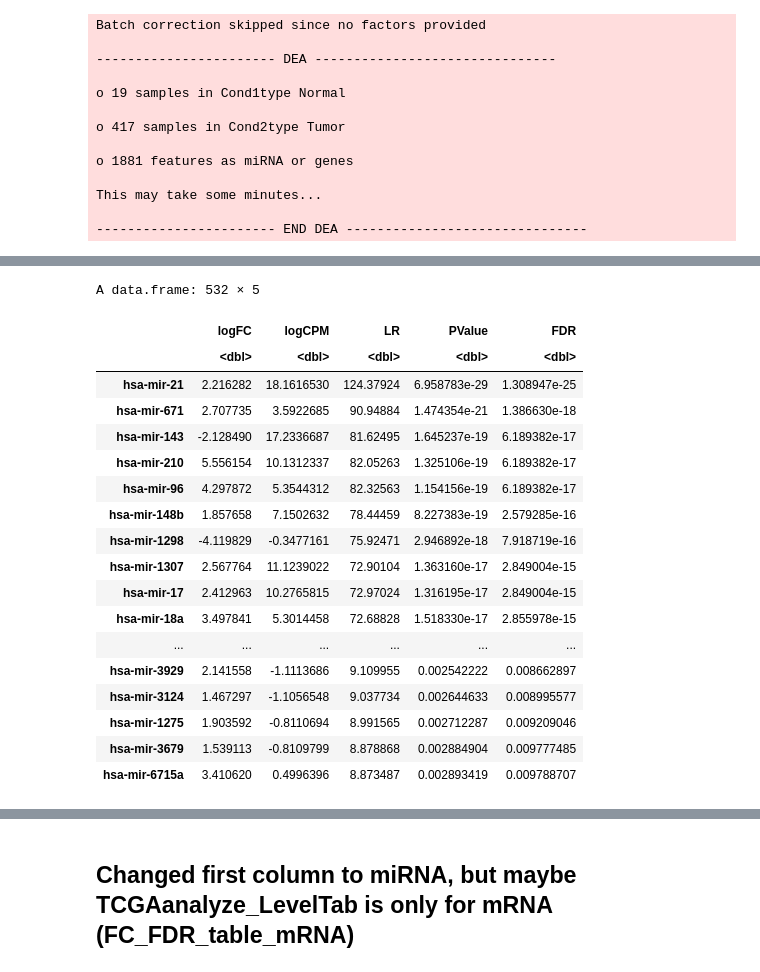
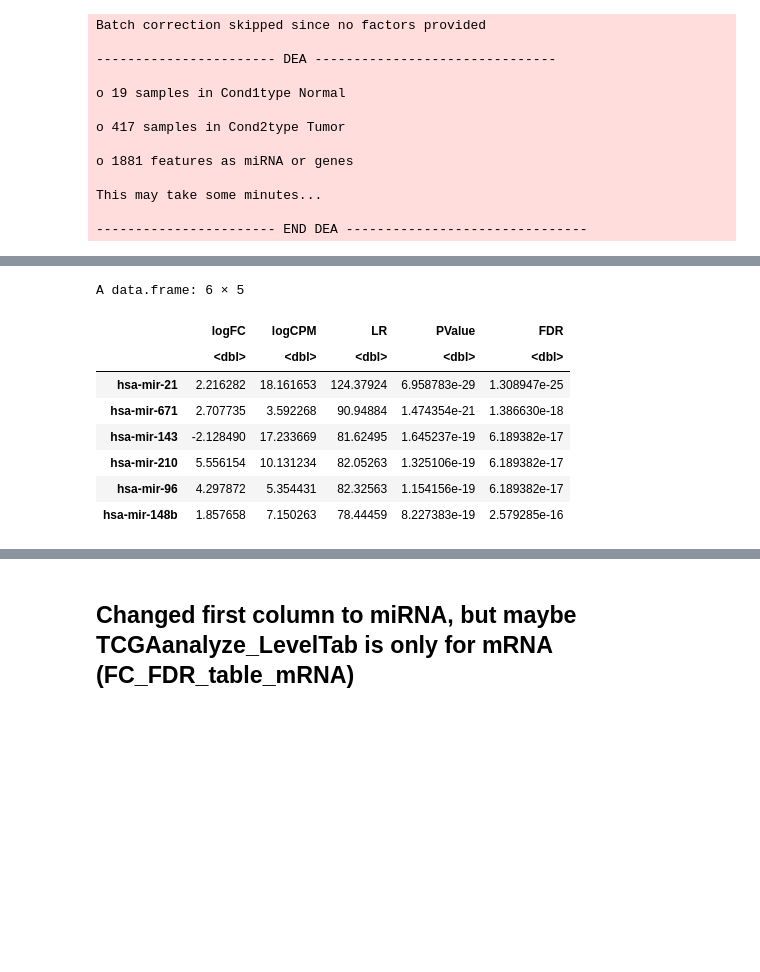
Before and after one commit to TheodosisL/Bioinformatics, a Jupyter notebook: tcga.ipynb, the cells around one changed output, grey strips where cells are left out. Saved outputs shown, nothing was run; the diff lists cells and outputs as text; code cells hidden in the pictures; blank space fills up the shorter version.

```diff
--- a/tcga.ipynb
+++ b/tcga.ipynb
@@ -748,8 +725,8 @@ Downloading as: Sun_Mar__3_16_53_17_2024.tar.gz
 # saveRDS(dataSmNT.miR, "dataSmNT_miRrds")
 # %%
 dataAssy.miR <- readRDS("downloaded_dataAssy_miR.rds")
-# dataSmTP.miR <- readRDS("dataSmTP._miR.rds")
-# dataSmNT.miR <- readRDS("dataSmNT_miRrds")
+dataSmTP.miR <- readRDS("dataSmTP._miR.rds")
+dataSmNT.miR <- readRDS("dataSmNT_miRrds")
 # %%
 head(dataAssy.miR, 2)
 # %% [output]
@@ -976,7 +953,7 @@ A matrix: 1 × 2 of type int
 # dataFilt.miR <- TCGAanalyze_Filtering(tabDF = dataAssy.miR,method = "quantile",qnt.cut =  0.25)
 
 dataDEGs.miR <- TCGAanalyze_DEA(mat1 = data_matrix_miR[,dataSmNT.miR],mat2 = data_matrix_miR[,dataSmTP.miR],Cond1type = "Normal",
-    Cond2type = "Tumor",fdr.cut = 0.01 ,logFC.cut = 1,method = "glmLRT")
+    Cond2type = "Tumor",fdr.cut = 1, logFC.cut = 0,method = "glmLRT")
 
 dataDEGsFiltLevel.miR <- TCGAanalyze_LevelTab(FC_FDR_table_mRNA = dataDEGs.miR,typeCond1 = "Normal",typeCond2 = "Tumor",TableCond1 = data_matrix_miR[,dataSmNT.miR],
     TableCond2 = data_matrix_miR[,dataSmTP.miR])
@@ -1019,24 +986,14 @@ A data.frame: 532 × 5
 # %%
 df_mir <- dataDEGs.miR[order(dataDEGs.miR$FDR),]
-df_mir
+head(df_mir)
 # %% [output]
-A data.frame: 532 × 5
+A data.frame: 6 × 5
 |  | logFC | logCPM | LR | PValue | FDR |
 |  | <dbl> | <dbl> | <dbl> | <dbl> | <dbl> |
-| hsa-mir-21 | 2.216282 | 18.1616530 | 124.37924 | 6.958783e-29 | 1.308947e-25 |
-| hsa-mir-671 | 2.707735 | 3.5922685 | 90.94884 | 1.474354e-21 | 1.386630e-18 |
-| hsa-mir-143 | -2.128490 | 17.2336687 | 81.62495 | 1.645237e-19 | 6.189382e-17 |
-| hsa-mir-210 | 5.556154 | 10.1312337 | 82.05263 | 1.325106e-19 | 6.189382e-17 |
-| hsa-mir-96 | 4.297872 | 5.3544312 | 82.32563 | 1.154156e-19 | 6.189382e-17 |
-| hsa-mir-148b | 1.857658 | 7.1502632 | 78.44459 | 8.227383e-19 | 2.579285e-16 |
-| hsa-mir-1298 | -4.119829 | -0.3477161 | 75.92471 | 2.946892e-18 | 7.918719e-16 |
-| hsa-mir-1307 | 2.567764 | 11.1239022 | 72.90104 | 1.363160e-17 | 2.849004e-15 |
-| hsa-mir-17 | 2.412963 | 10.2765815 | 72.97024 | 1.316195e-17 | 2.849004e-15 |
-| hsa-mir-18a | 3.497841 | 5.3014458 | 72.68828 | 1.518330e-17 | 2.855978e-15 |
-| ... | ... | ... | ... | ... | ... |
-| hsa-mir-3929 | 2.141558 | -1.1113686 | 9.109955 | 0.002542222 | 0.008662897 |
-| hsa-mir-3124 | 1.467297 | -1.1056548 | 9.037734 | 0.002644633 | 0.008995577 |
-| hsa-mir-1275 | 1.903592 | -0.8110694 | 8.991565 | 0.002712287 | 0.009209046 |
-| hsa-mir-3679 | 1.539113 | -0.8109799 | 8.878868 | 0.002884904 | 0.009777485 |
-| hsa-mir-6715a | 3.410620 | 0.4996396 | 8.873487 | 0.002893419 | 0.009788707 |
+| hsa-mir-21 | 2.216282 | 18.161653 | 124.37924 | 6.958783e-29 | 1.308947e-25 |
+| hsa-mir-671 | 2.707735 | 3.592268 | 90.94884 | 1.474354e-21 | 1.386630e-18 |
+| hsa-mir-143 | -2.128490 | 17.233669 | 81.62495 | 1.645237e-19 | 6.189382e-17 |
+| hsa-mir-210 | 5.556154 | 10.131234 | 82.05263 | 1.325106e-19 | 6.189382e-17 |
+| hsa-mir-96 | 4.297872 | 5.354431 | 82.32563 | 1.154156e-19 | 6.189382e-17 |
+| hsa-mir-148b | 1.857658 | 7.150263 | 78.44459 | 8.227383e-19 | 2.579285e-16 |
 # %%
```
Also changed, not shown: parts of 21 cells of this notebook.
